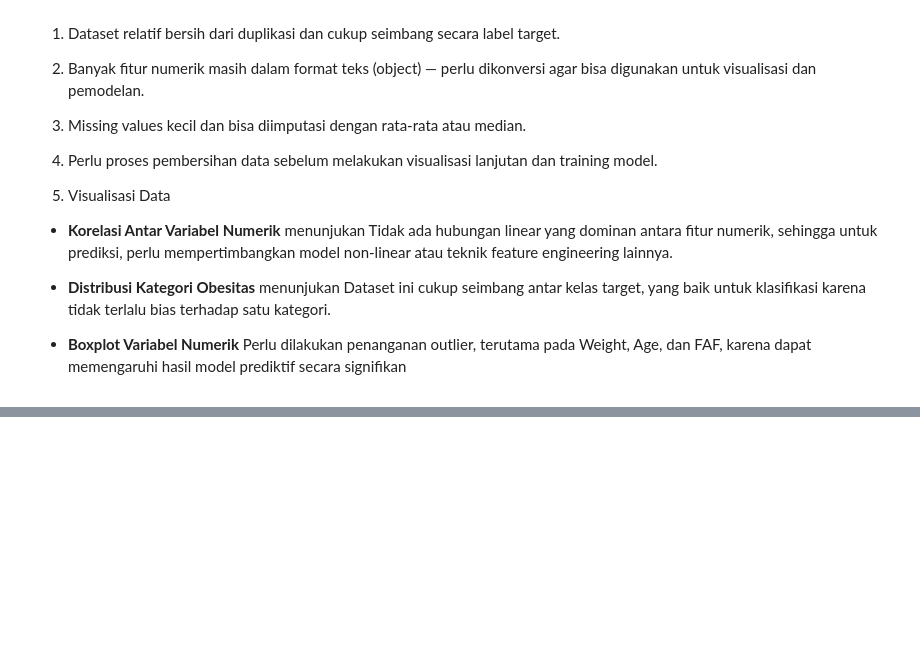
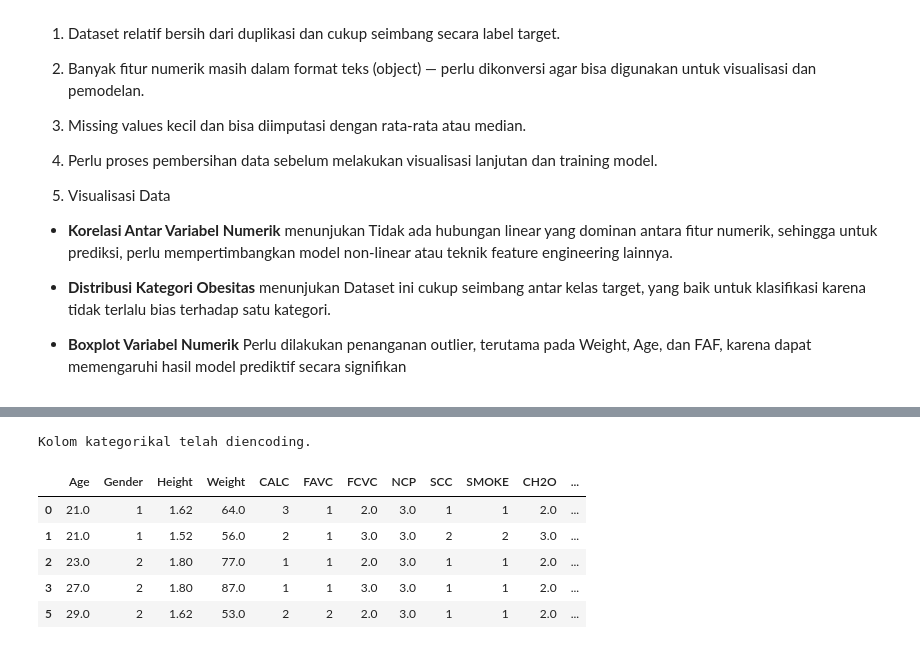
Before and after one commit to aulia-anhar/capstone-obesity-prediction, a Jupyter notebook: notebooks/obesity-calssification.ipynb, the cells around one changed output, grey strips where cells are left out. Saved outputs shown, nothing was run; the diff lists cells and outputs as text; code cells hidden in the pictures; blank space fills up the shorter version.

```diff
--- a/notebooks/obesity-calssification.ipynb
+++ b/notebooks/obesity-calssification.ipynb
@@ -271,0 +286,9 @@ Banyak nilai duplikat seperti 80, 1.7, dan 18 muncul sering. Perlu konversi ke f
+# %%
+# Hapus duplikat dan missing values
+df.drop_duplicates(inplace=True)
+df.dropna(inplace=True)
+
+print(f"Jumlah baris setelah bersih: {df.shape[0]}")
+
+# Cek missing values
+missing_values = df.isnull().sum()
@@ -271,0 +310,15 @@ Banyak nilai duplikat seperti 80, 1.7, dan 18 muncul sering. Perlu konversi ke f
+# %%
+def remove_outliers_iqr(df, columns):
+    for col in columns:
+        Q1 = df[col].quantile(0.25)
+        Q3 = df[col].quantile(0.75)
+        IQR = Q3 - Q1
+        lower = Q1 - 1.5 * IQR
+        upper = Q3 + 1.5 * IQR
+        df = df[(df[col] >= lower) & (df[col] <= upper)]
+    return df
+
+numeric_cols = ['Age', 'Height', 'Weight', 'FCVC', 'NCP', 'CH2O', 'FAF', 'TUE']
+df = remove_outliers_iqr(df, numeric_cols)
+
+print(f"Jumlah baris setelah menghapus outlier: {df.shape[0]}")
@@ -271,0 +339,23 @@ Banyak nilai duplikat seperti 80, 1.7, dan 18 muncul sering. Perlu konversi ke f
+# %%
+from sklearn.preprocessing import LabelEncoder
+
+label_encoders = {}
+categorical_cols = df.select_dtypes(include='object').columns
+
+for col in categorical_cols:
+    le = LabelEncoder()
+    df[col] = le.fit_transform(df[col])
+    label_encoders[col] = le
+
+print("Kolom kategorikal telah diencoding.")
+
+# Tampilkan beberapa data setelah pembersihan
+df_cleaned.head()
+# %% [output]
+Kolom kategorikal telah diencoding.
+|  | Age | Gender | Height | Weight | CALC | FAVC | FCVC | NCP | SCC | SMOKE | CH2O | ... |
+| 0 | 21.0 | 1 | 1.62 | 64.0 | 3 | 1 | 2.0 | 3.0 | 1 | 1 | 2.0 | ... |
+| 1 | 21.0 | 1 | 1.52 | 56.0 | 2 | 1 | 3.0 | 3.0 | 2 | 2 | 3.0 | ... |
+| 2 | 23.0 | 2 | 1.80 | 77.0 | 1 | 1 | 2.0 | 3.0 | 1 | 1 | 2.0 | ... |
+| 3 | 27.0 | 2 | 1.80 | 87.0 | 1 | 1 | 3.0 | 3.0 | 1 | 1 | 2.0 | ... |
+| 5 | 29.0 | 2 | 1.62 | 53.0 | 2 | 2 | 2.0 | 3.0 | 1 | 1 | 2.0 | ... |
```
Also changed, not shown: parts of 17 cells of this notebook.
